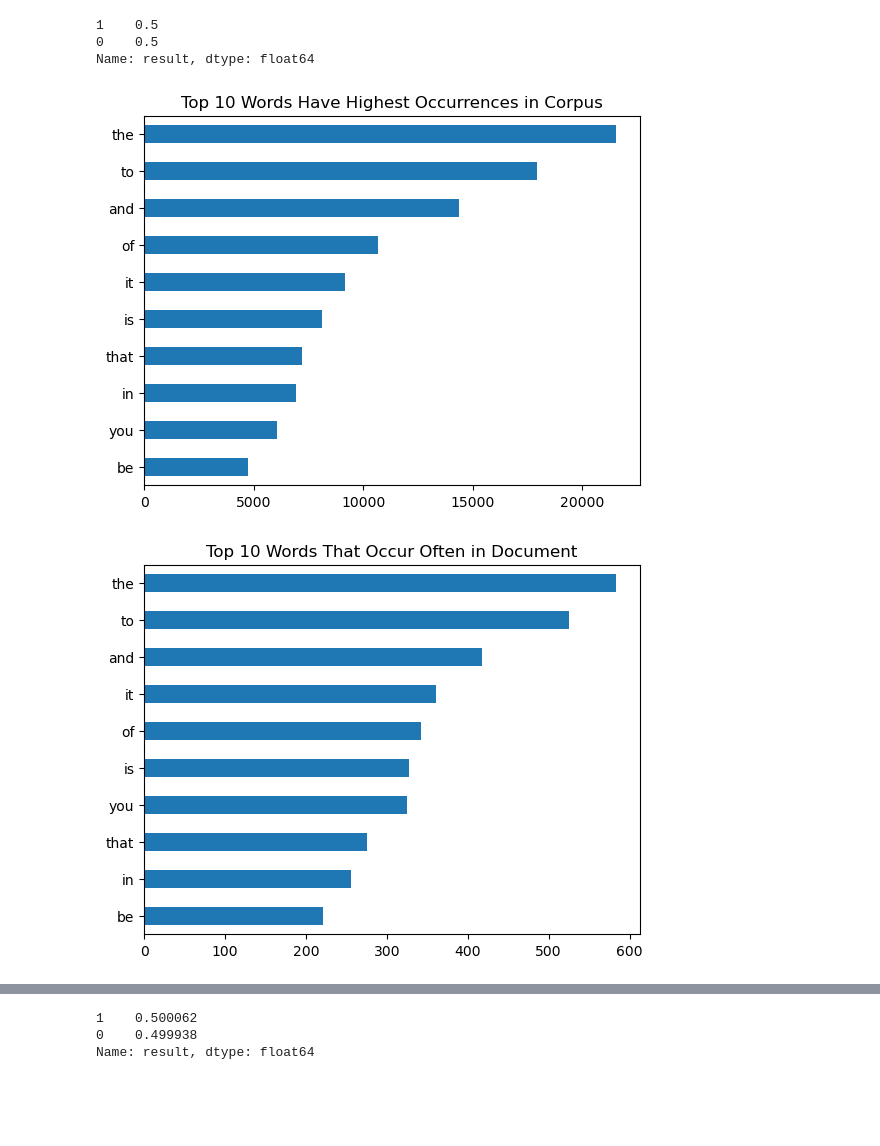
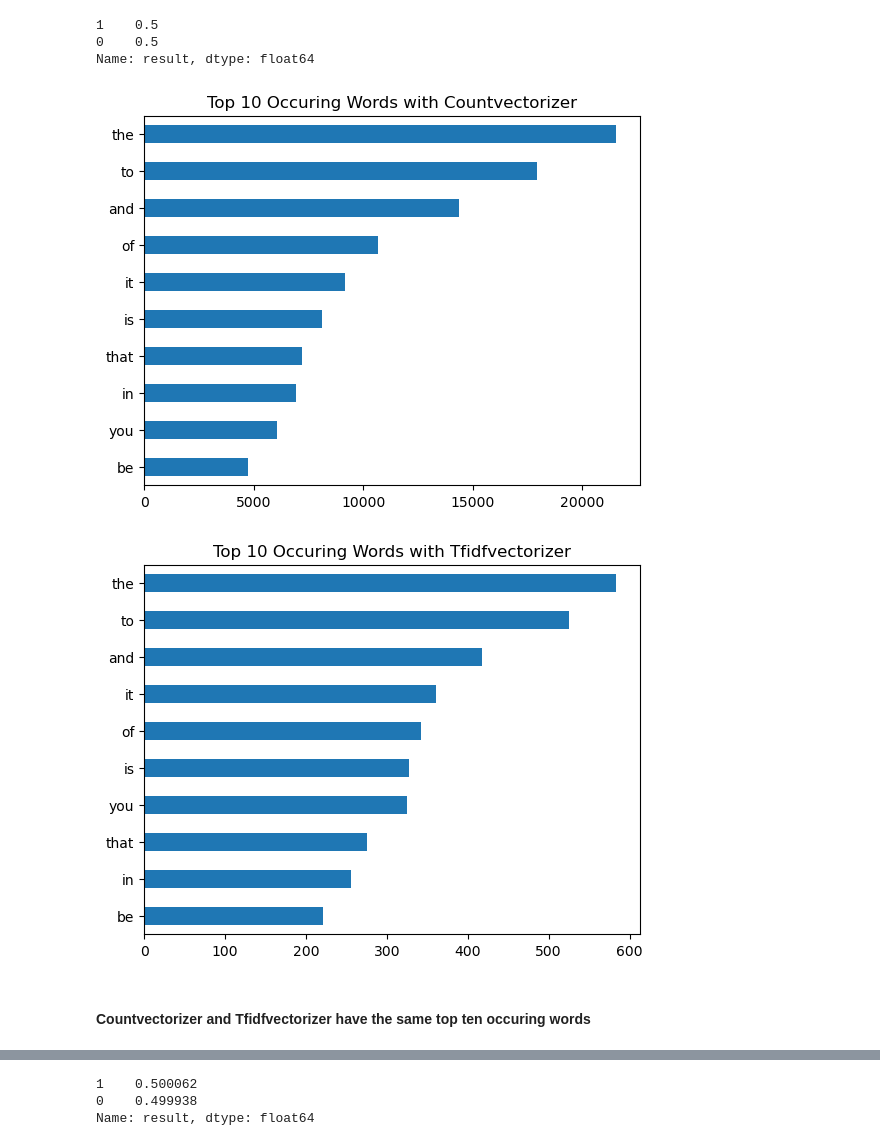
Before and after one commit to tkhong95/APIs_NLP, a Jupyter notebook: code/03_modeling.ipynb, the cells around one changed output, grey strips where cells are left out. Saved outputs shown, nothing was run; the diff lists cells and outputs as text; code cells hidden in the pictures; blank space fills up the shorter version.

```diff
--- a/code/03_modeling.ipynb
+++ b/code/03_modeling.ipynb
@@ -125,12 +123,12 @@ cvec = CountVectorizer()
 # %%
 X_train_df = pd.DataFrame(cvec.fit_transform(X_train).todense(),
                           columns=cvec.get_feature_names_out())
 
 # plot top occuring words
 X_train_df.sum().sort_values().tail(10).plot(kind = 'barh')
-plt.title('Top 10 Words Have Highest Occurrences in Corpus');
+plt.title('Top 10 Occuring Words with Countvectorizer');
 # %% [output]
-[figure, old version]
+[figure, new version]
 # %%
 tvec= TfidfVectorizer()
 # %%
@@ -139,6 +137,8 @@ X_train_df = pd.DataFrame(tvec.fit_transform(X_train).todense(),
 
 # plot top occuring words
 X_train_df.sum().sort_values().tail(10).plot(kind='barh')
-plt.title('Top 10 Words That Occur Often in Document');
+plt.title('Top 10 Occuring Words with Tfidfvectorizer');
 # %% [output]
-[figure, old version]
+[figure, new version]
+# %% [markdown]
+#### Countvectorizer and Tfidfvectorizer have the same top ten occuring words
```
Also changed, not shown: parts of 67 cells of this notebook.
